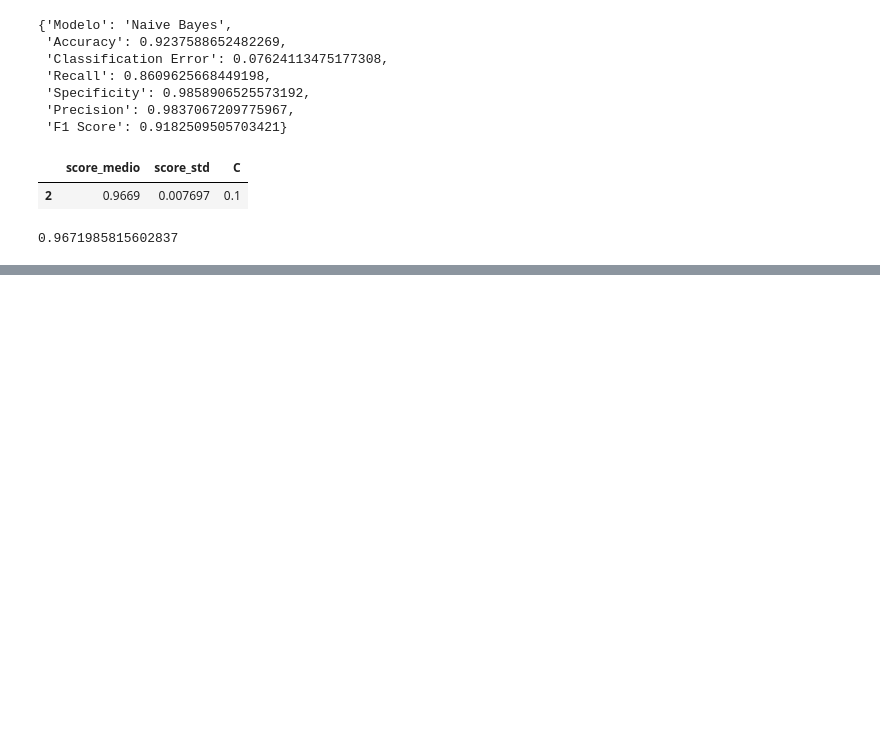
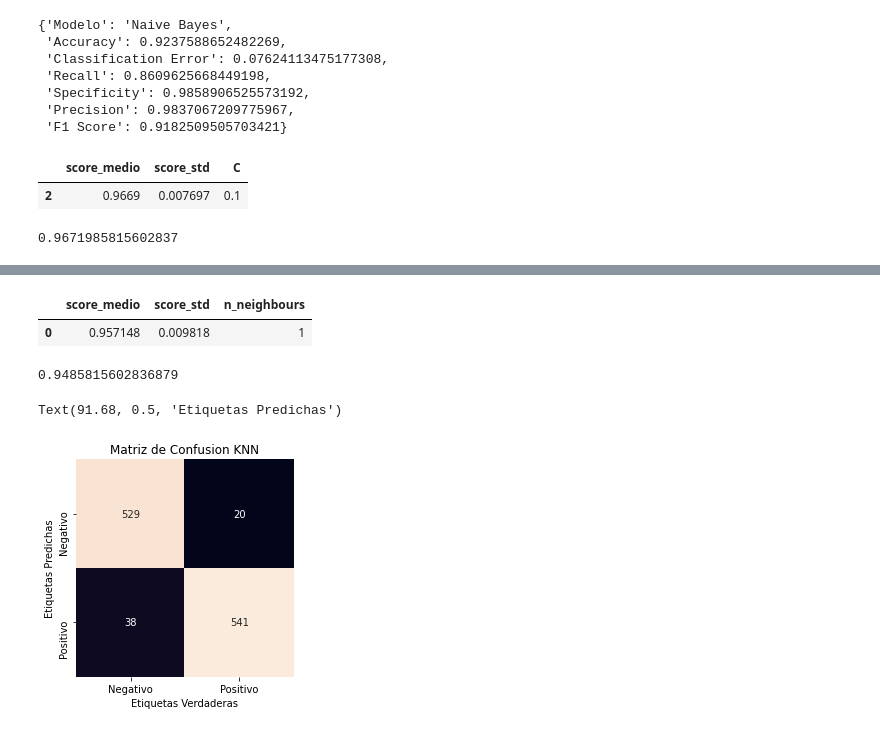
Before and after one commit to Paradis4432/Phishing-Machine-Learning, a Jupyter notebook: v1.ipynb, the cells around one changed output, grey strips where cells are left out. Drawn from its saved outputs; the diff is of its cells as text; code cells hidden in the pictures; blank space fills up the shorter version.

```diff
--- a/v1.ipynb
+++ b/v1.ipynb
@@ -368,0 +442,12 @@ accLG
+# %%
+scoresKNN = pd.DataFrame(KNN_scores_para_df)
+scoresKNN[scoresKNN["score_medio"] == scoresKNN["score_medio"].max()]
+# %% [output]
+|  | score_medio | score_std | n_neighbours |
+| 0 | 0.957148 | 0.009818 | 1 |
+# %%
+KNNFinal = KNeighborsClassifier(n_neighbors=1)
+
+KNNFinal.fit(X_train, y_train)
+
+ypredKNNtest = KNNFinal.predict(X_test)
@@ -368,0 +456,19 @@ accLG
+# %%
+accKNN
+# %% [output]
+0.9485815602836879
+# %%
+# Matriz de confusión:
+matKNN = confusion_matrix(y_test, ypredKNNtest)
+
+ax = plt.axes()
+
+sns.heatmap(matKNN.T, square=True, annot=True, fmt='d', cbar=False,
+            xticklabels=['Negativo','Positivo'], yticklabels=['Negativo','Positivo'], ax=ax)
+
+ax.set_title('Matriz de Confusion KNN')
+plt.xlabel('Etiquetas Verdaderas')
+plt.ylabel('Etiquetas Predichas')
+# %% [output]
+Text(91.68, 0.5, 'Etiquetas Predichas')
+[figure, added]
```
Also changed, not shown: parts of 23 cells of this notebook.
